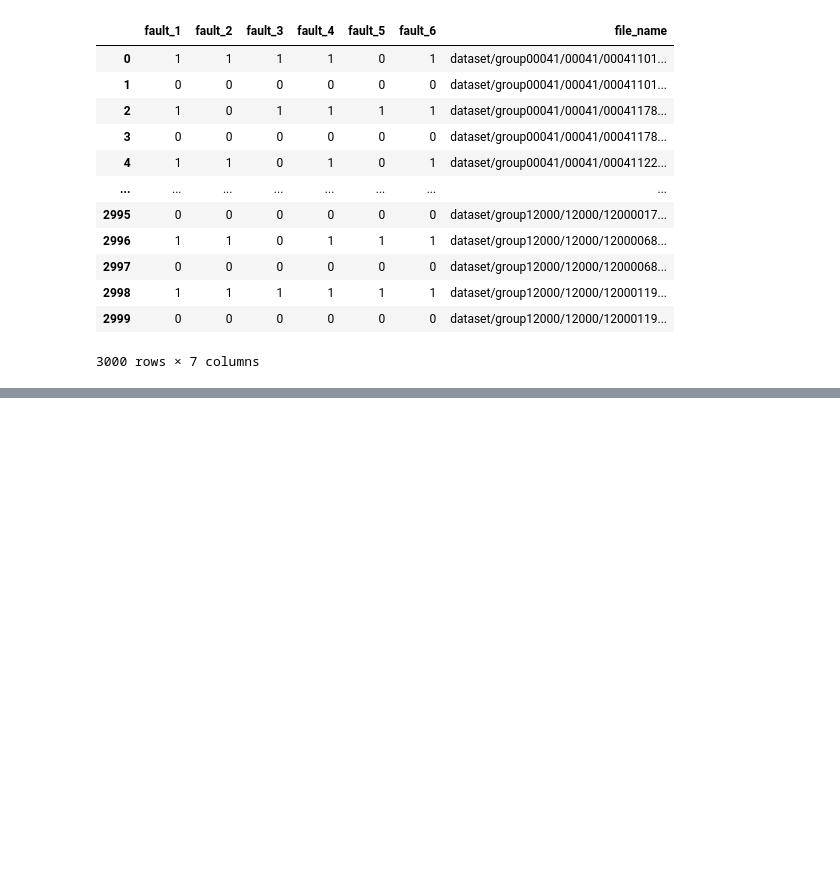
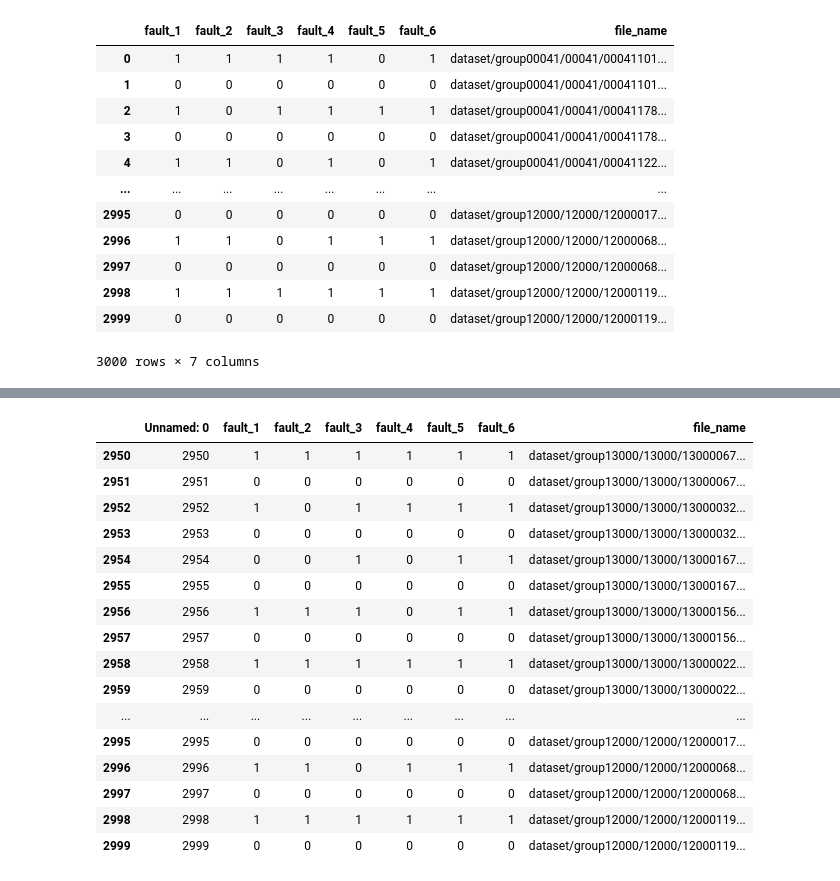
Before and after one commit to yun-ss97/PCB-fault-classification, a Jupyter notebook: generate_label.ipynb, the cells around one changed output, grey strips where cells are left out. Drawn from its saved outputs; the diff is of its cells as text; code cells hidden in the pictures; blank space fills up the shorter version.

```diff
--- a/generate_label.ipynb
+++ b/generate_label.ipynb
@@ -115,0 +104,20 @@ label_df = pd.read_csv('label.csv')
+# %%
+label_df.tail(50)
+# %% [output]
+|  | Unnamed: 0 | fault_1 | fault_2 | fault_3 | fault_4 | fault_5 | fault_6 | file_name |
+| 2950 | 2950 | 1 | 1 | 1 | 1 | 1 | 1 | dataset/group13000/13000/13000067... |
+| 2951 | 2951 | 0 | 0 | 0 | 0 | 0 | 0 | dataset/group13000/13000/13000067... |
+| 2952 | 2952 | 1 | 0 | 1 | 1 | 1 | 1 | dataset/group13000/13000/13000032... |
+| 2953 | 2953 | 0 | 0 | 0 | 0 | 0 | 0 | dataset/group13000/13000/13000032... |
+| 2954 | 2954 | 0 | 0 | 1 | 0 | 1 | 1 | dataset/group13000/13000/13000167... |
+| 2955 | 2955 | 0 | 0 | 0 | 0 | 0 | 0 | dataset/group13000/13000/13000167... |
+| 2956 | 2956 | 1 | 1 | 1 | 0 | 1 | 1 | dataset/group13000/13000/13000156... |
+| 2957 | 2957 | 0 | 0 | 0 | 0 | 0 | 0 | dataset/group13000/13000/13000156... |
+| 2958 | 2958 | 1 | 1 | 1 | 1 | 1 | 1 | dataset/group13000/13000/13000022... |
+| 2959 | 2959 | 0 | 0 | 0 | 0 | 0 | 0 | dataset/group13000/13000/13000022... |
+| ... | ... | ... | ... | ... | ... | ... | ... | ... |
+| 2995 | 2995 | 0 | 0 | 0 | 0 | 0 | 0 | dataset/group12000/12000/12000017... |
+| 2996 | 2996 | 1 | 1 | 0 | 1 | 1 | 1 | dataset/group12000/12000/12000068... |
+| 2997 | 2997 | 0 | 0 | 0 | 0 | 0 | 0 | dataset/group12000/12000/12000068... |
+| 2998 | 2998 | 1 | 1 | 1 | 1 | 1 | 1 | dataset/group12000/12000/12000119... |
+| 2999 | 2999 | 0 | 0 | 0 | 0 | 0 | 0 | dataset/group12000/12000/12000119... |
```
Also changed, not shown: parts of 2 cells of this notebook, 6 other files.
